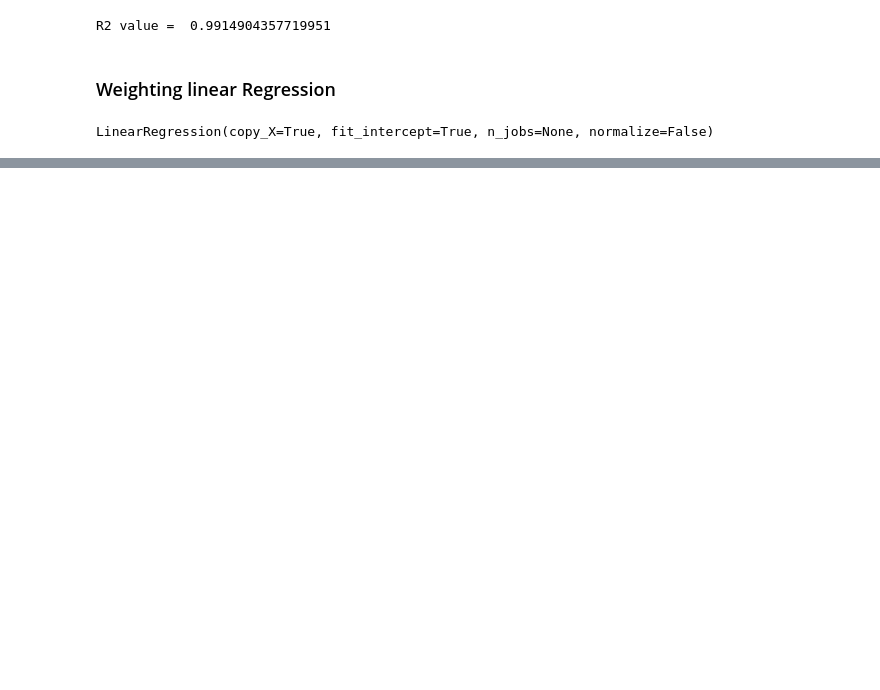
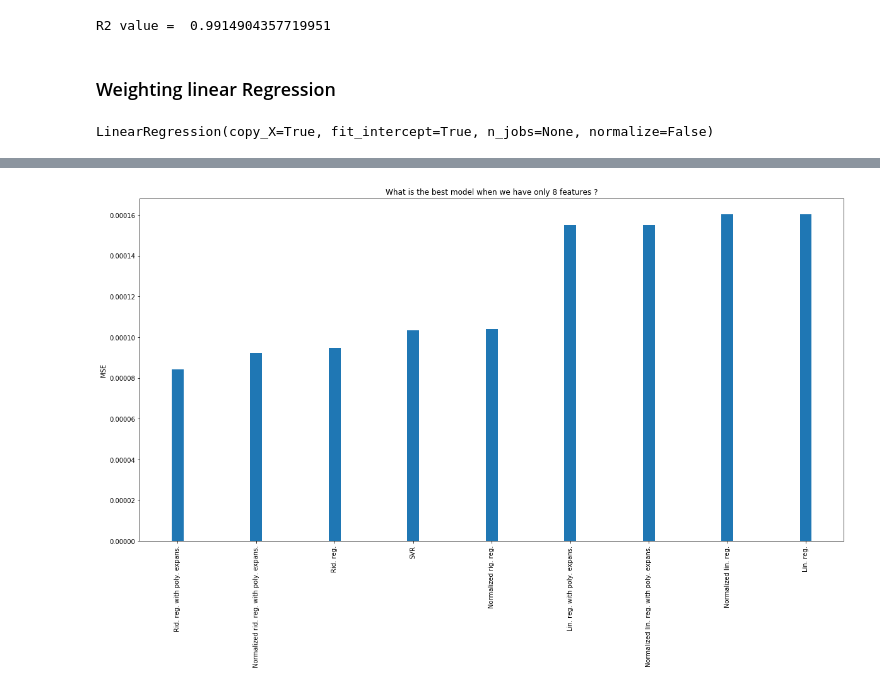
Before and after one commit to steber97/RecursionFairies_AdaProject, a Jupyter notebook: lorisLinearRidgeRegressionAndSVR.ipynb, the cells around one changed output, grey strips where cells are left out. Saved outputs shown, nothing was run; the diff lists cells and outputs as text; code cells hidden in the pictures; blank space fills up the shorter version.

```diff
--- a/lorisLinearRidgeRegressionAndSVR.ipynb
+++ b/lorisLinearRidgeRegressionAndSVR.ipynb
@@ -361,4 +411,6 @@ model_cv_norm = regr_cv_norm.fit(X_cat_poly, Y_scaled)
 Y_pred_scaled = model_cv_norm.predict(X_cat_poly)
 Y_pred = scaler_y.inverse_transform(Y_pred_scaled)
 print("R2 value =  {}".format(1 - mean_squared_error(Y_pred,y)/np.std(y)))
+
+MSERidRegAll2PCAPolyNormalized = mean_squared_error(Y_pred,y)
 # %% [output]
@@ -371,6 +423,8 @@ clf.fit(X_cat, Y_scaled.reshape(-1,))
 Y_pred_scaled = clf.predict(X_cat).reshape(-1,1)
 Y_pred = scaler_y.inverse_transform(Y_pred_scaled)
 print("R2 value =  {}".format(1 - mean_squared_error(Y_pred,y)/np.std(y)))
+
+MSESVRAll2PCA = mean_squared_error(Y_pred,y)
 # %% [output]
 R2 value =  0.9953447085053553
 # %%
@@ -517,0 +663,7 @@ R2 value =  0.958238305729665
+# %%
+MSEDict = {'Lin. reg.': MSELinRegAll2PCA, 'Normalized lin. reg.': MSELinRegAll2PCANormalized,\
+           'Lin. reg. with poly. expans.': MSELinRegAll2PCAPoly, 'Normalized lin. reg. with poly. expans.': MSELinRegAll2PCAPolyNormalized,\
+          'Rid. reg.': MSERidRegAll2PCA, 'Normalized rig. reg.': MSERidRegAll2PCANormalized, 'Rid. reg. with poly. expans.': MSERidRegAll2PCAPoly,\
+          'Normalized rid. reg. with poly. expans.': MSERidRegAll2PCAPolyNormalized, 'SVR': MSESVRAll2PCA}
+MSEDict = sorted(MSEDict.items(), key=lambda x: x[1])
+MSEDict
@@ -517,0 +680,13 @@ R2 value =  0.958238305729665
+# %%
+#here we compare the different model results when we only keep 8 features (i.e. 2 PCA for each classes)
+plt.figure(figsize=(20,10))
+plt.title("What is the best model when we have only 8 features ?")
+plt.ylabel("MSE")
+barWidth = 0.25
+r1 = np.arange(len(MSEDict))
+plt.bar(r1, [MSE for _, MSE in MSEDict], width=0.15)
+plt.xticks([r for r in range(len(MSEDict))], [name for name, _ in MSEDict],
+           rotation='vertical')
+plt.show()
+# %% [output]
+[figure, added]
```
Also changed, not shown: parts of 55 cells of this notebook.
